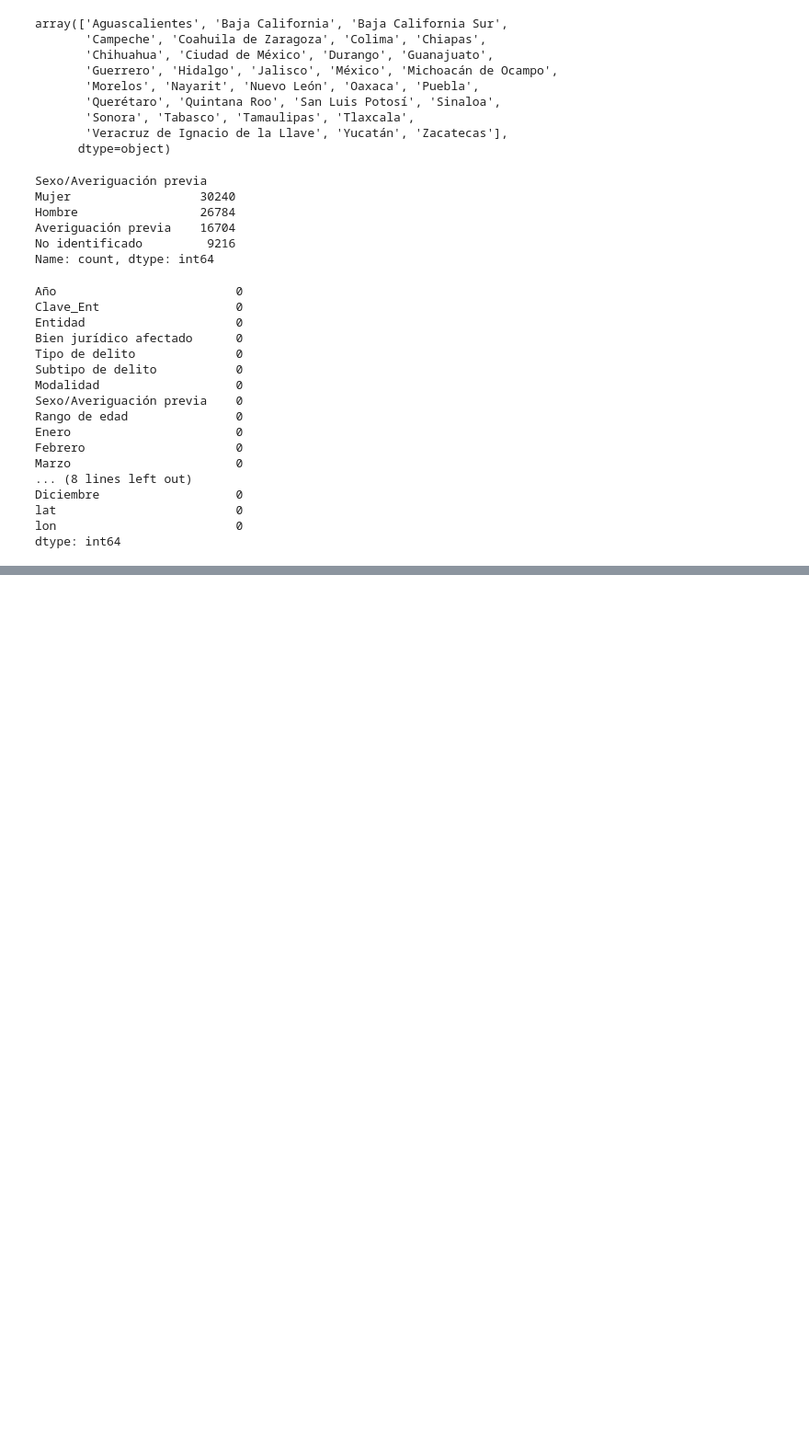
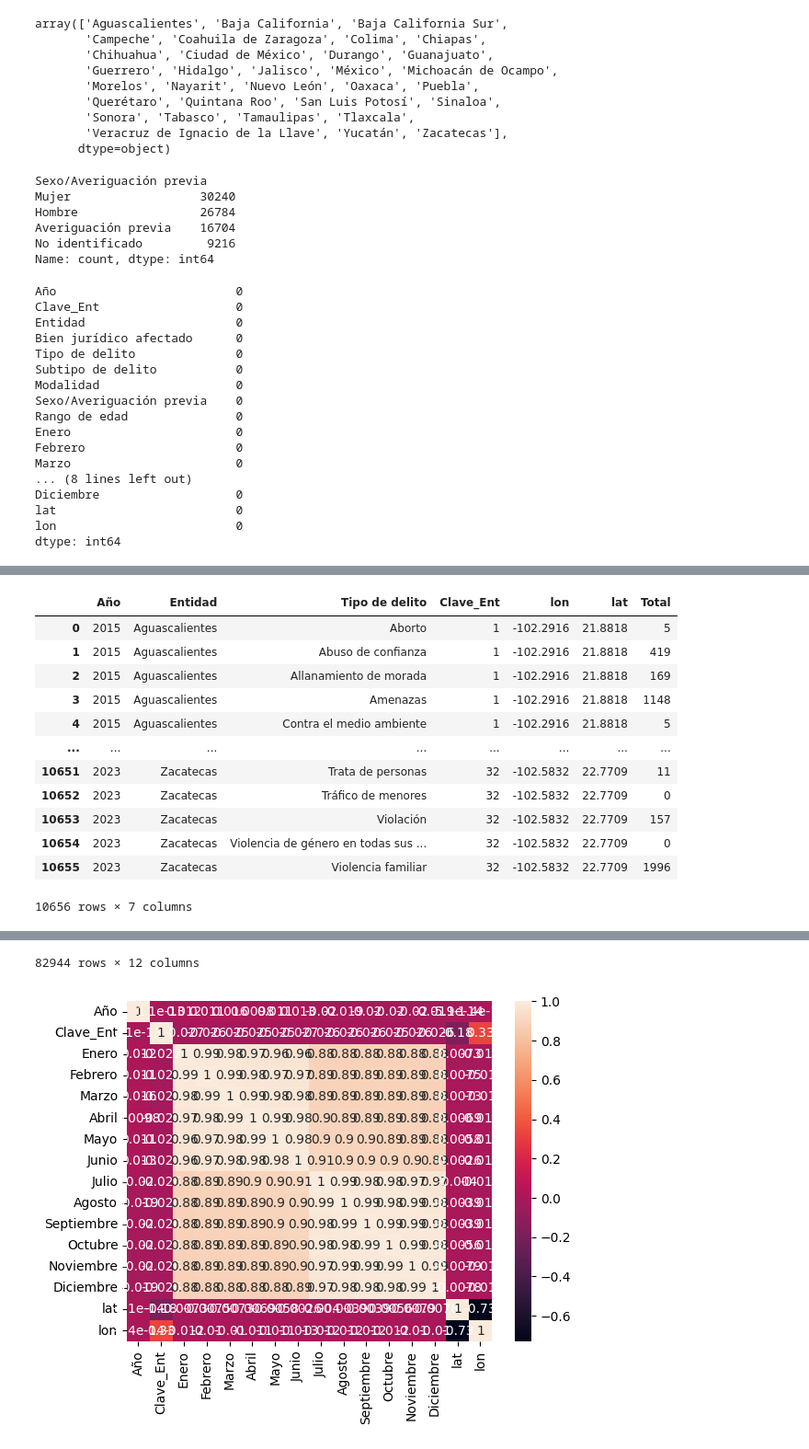
Before and after one commit to CarlosMuLa/CrimeRatesMex, a Jupyter notebook: CrimeRates.ipynb, the cells around one changed output, grey strips where cells are left out. Shown: that part at 92% size. Cells and saved outputs as stored; diff of their text form; code cells hidden in the pictures; blank space fills up the shorter version.

```diff
--- a/CrimeRates.ipynb
+++ b/CrimeRates.ipynb
@@ -192,0 +184,41 @@ df.to_csv('./Guardados/Total_crime_rate.csv', index=False)
+# %%
+import pandas as pd
+import seaborn as sns
+from sklearn.preprocessing import MinMaxScaler
+
+# Crear el objeto scaler
+scaler = MinMaxScaler()
+
+# Aplicar el scaler a la columna 'Total' del DataFrame
+df=pd.read_csv('./Guardados/clean_crime_rate.csv')
+#drop all non numerical columns
+onlynumerical = df.drop(['Entidad','Bien jurídico afectado','Tipo de delito','Subtipo de delito','Modalidad','Sexo/Averiguación previa','Rango de edad'], axis=1)
+
+sns.heatmap(onlynumerical.corr(), annot=True)
+#sum the months into a new column total
+
+df['Total'] = df['Enero'] + df['Febrero'] + df['Marzo'] + df['Abril'] + df['Mayo'] + df['Junio'] + df['Julio'] + df['Agosto'] + df['Septiembre'] + df['Octubre'] + df['Noviembre'] + df['Diciembre']
+df['Total'] = df['Total'].astype(int)
+#drop month columns
+df.drop(['Enero','Febrero','Marzo','Abril','Mayo','Junio','Julio','Agosto','Septiembre','Octubre','Noviembre','Diciembre'], axis=1, inplace=True)
+annual_crimes_df = df.groupby(['Año', 'Entidad','Tipo de delito', 'Clave_Ent','lon','lat'], as_index=False)['Total'].sum()
+
+
+# Aplicar el scaler a la columna 'Total' del DataFrame
+display(annual_crimes_df)
+display(df)
+annual_crimes_df.to_csv('./Guardados/Total_crime_rate.csv', index=False)
+# %% [output]
+|  | Año | Entidad | Tipo de delito | Clave_Ent | lon | lat | Total |
+| 0 | 2015 | Aguascalientes | Aborto | 1 | -102.2916 | 21.8818 | 5 |
+| 1 | 2015 | Aguascalientes | Abuso de confianza | 1 | -102.2916 | 21.8818 | 419 |
+| 2 | 2015 | Aguascalientes | Allanamiento de morada | 1 | -102.2916 | 21.8818 | 169 |
+| 3 | 2015 | Aguascalientes | Amenazas | 1 | -102.2916 | 21.8818 | 1148 |
+| 4 | 2015 | Aguascalientes | Contra el medio ambiente | 1 | -102.2916 | 21.8818 | 5 |
+| ... | ... | ... | ... | ... | ... | ... | ... |
+| 10651 | 2023 | Zacatecas | Trata de personas | 32 | -102.5832 | 22.7709 | 11 |
+| 10652 | 2023 | Zacatecas | Tráfico de menores | 32 | -102.5832 | 22.7709 | 0 |
+| 10653 | 2023 | Zacatecas | Violación | 32 | -102.5832 | 22.7709 | 157 |
+| 10654 | 2023 | Zacatecas | Violencia de género en todas sus ... | 32 | -102.5832 | 22.7709 | 0 |
+| 10655 | 2023 | Zacatecas | Violencia familiar | 32 | -102.5832 | 22.7709 | 1996 |
+10656 rows × 7 columns
@@ -192,0 +237,2 @@ df.to_csv('./Guardados/Total_crime_rate.csv', index=False)
+82944 rows × 12 columns
+[figure, added]
```
Also changed, not shown: parts of 2 cells of this notebook, 5 other files.
